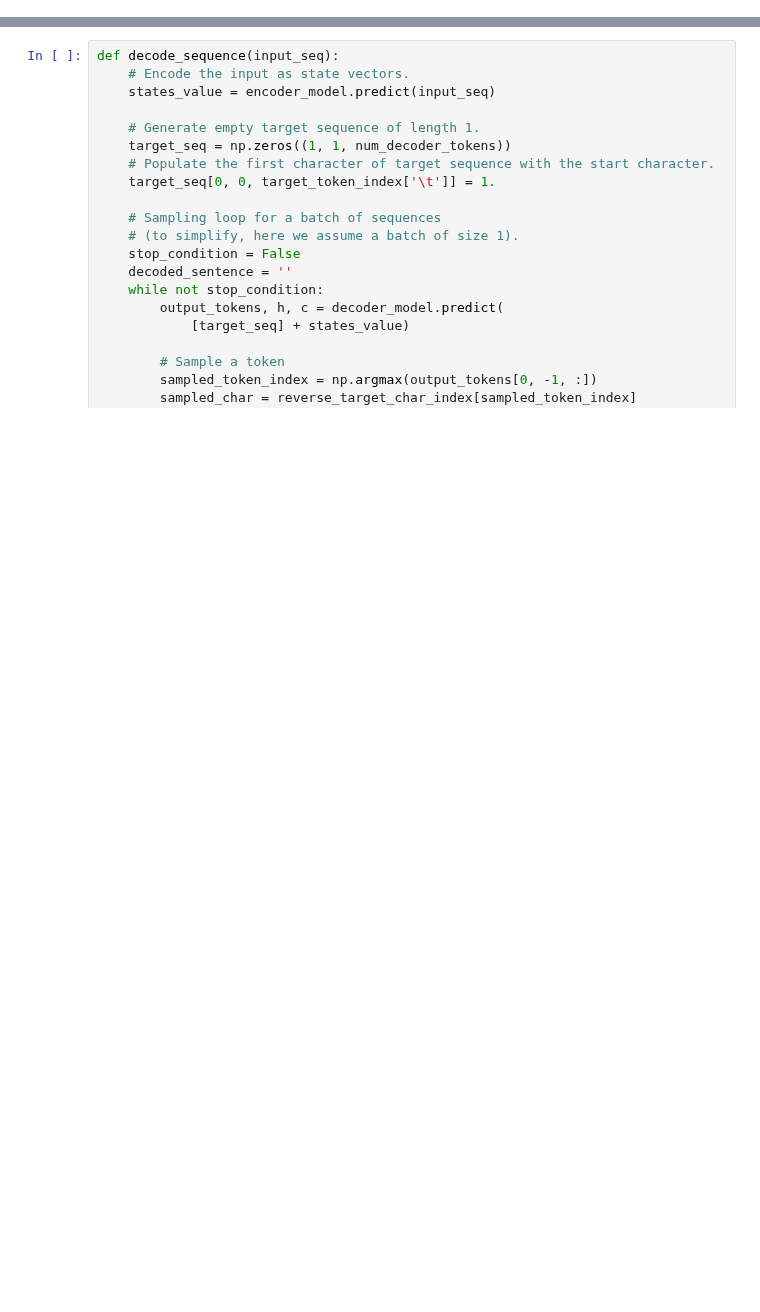
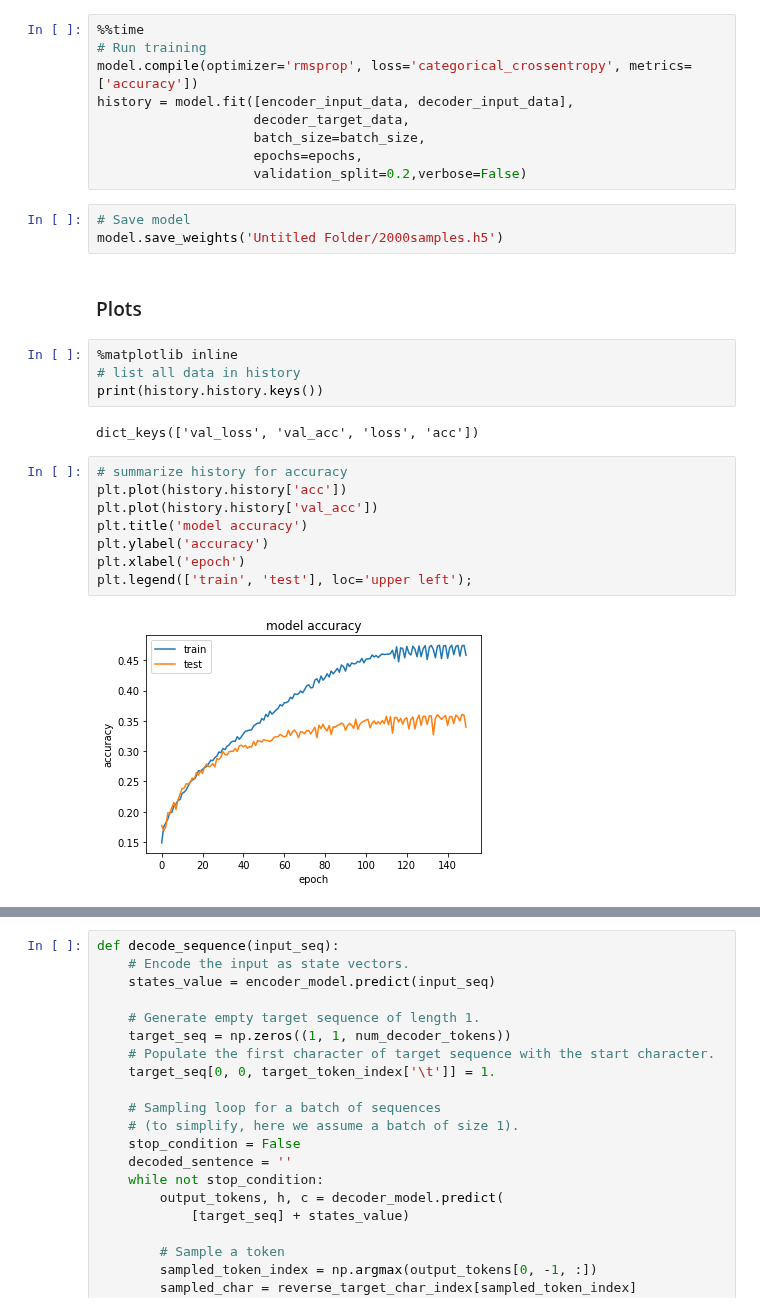
Before and after one commit to beatrizalbiero/MsResearch, a Jupyter notebook: WickelfeaturesProject/seq2seq.ipynb, the cells around one changed output, grey strips where cells are left out. Drawn from its saved outputs; the diff is of its cells as text; blank space fills up the shorter version.

```diff
--- a/WickelfeaturesProject/seq2seq.ipynb
+++ b/WickelfeaturesProject/seq2seq.ipynb
@@ -783,0 +117,30 @@ Wall time: 6min 45s
+# %%
+%%time
+# Run training
+model.compile(optimizer='rmsprop', loss='categorical_crossentropy', metrics=['accuracy'])
+history = model.fit([encoder_input_data, decoder_input_data],
+                    decoder_target_data,
+                    batch_size=batch_size,
+                    epochs=epochs,
+                    validation_split=0.2,verbose=False)
+# %%
+# Save model
+model.save_weights('Untitled Folder/2000samples.h5')
+# %% [markdown]
+### Plots
+# %%
+%matplotlib inline
+# list all data in history
+print(history.history.keys())
+# %% [output]
+dict_keys(['val_loss', 'val_acc', 'loss', 'acc'])
+# %%
+# summarize history for accuracy
+plt.plot(history.history['acc'])
+plt.plot(history.history['val_acc'])
+plt.title('model accuracy')
+plt.ylabel('accuracy')
+plt.xlabel('epoch')
+plt.legend(['train', 'test'], loc='upper left');
+# %% [output]
+[figure, added]
```
Also changed, not shown: parts of 190 cells of this notebook.
